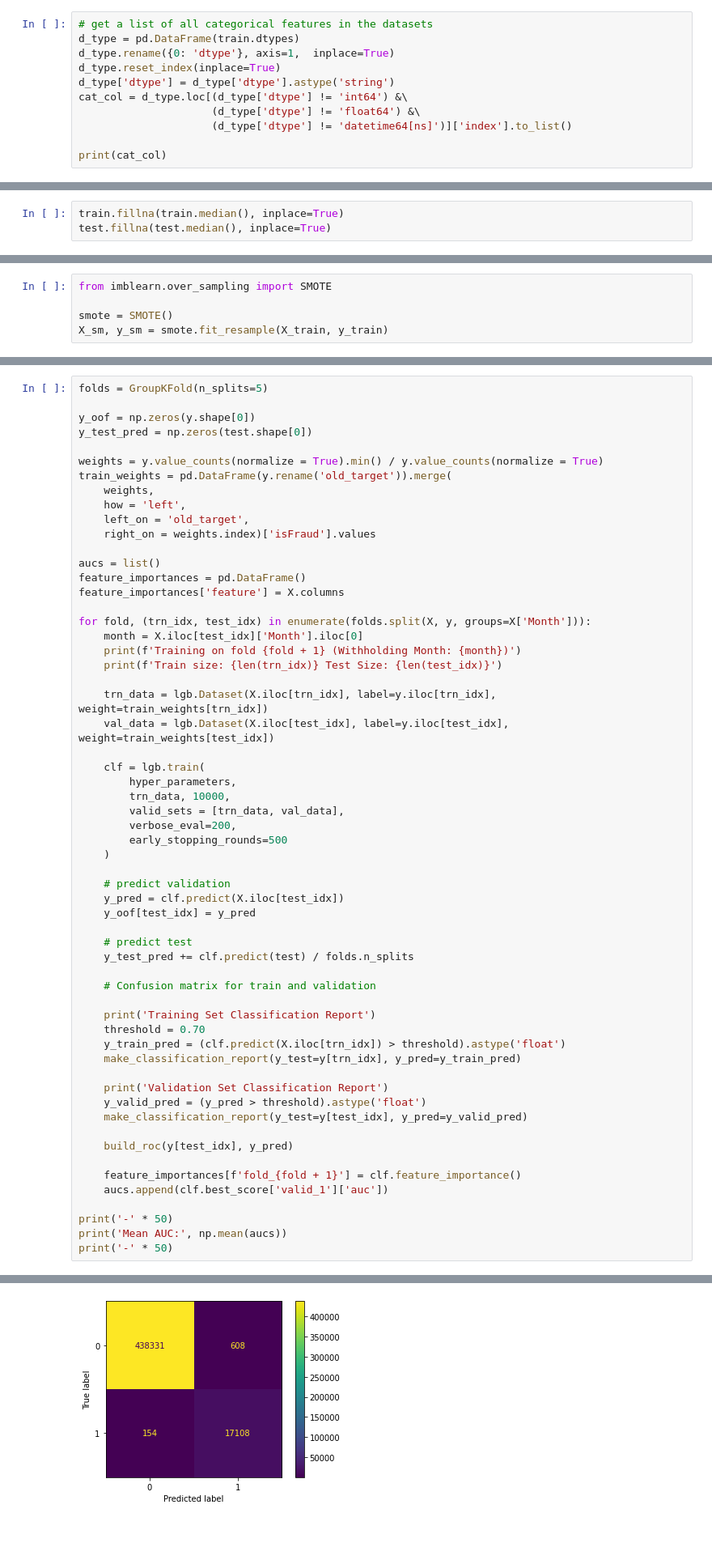
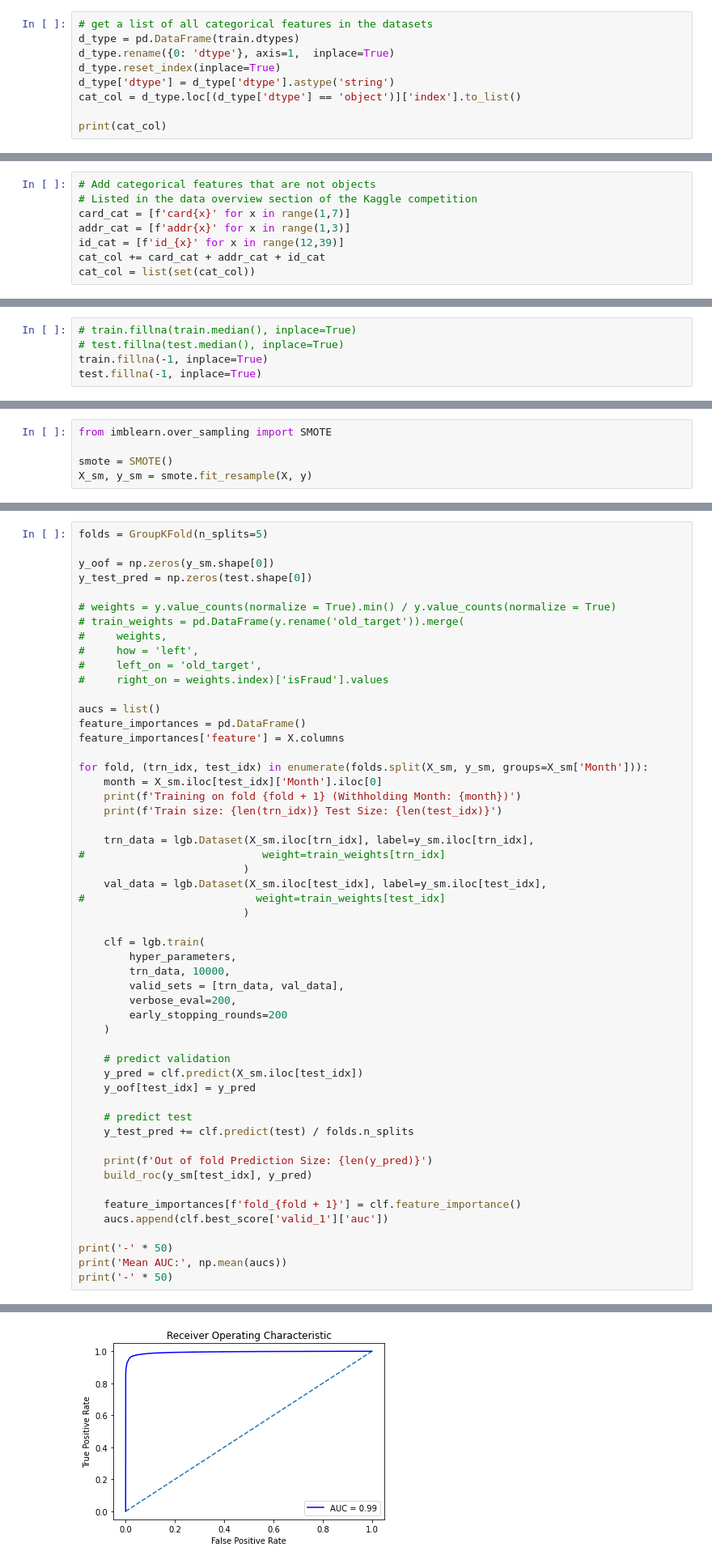
Before and after one commit to JoshSpangler96/IEEE-CIS-Fraud-Detection, a Jupyter notebook: IEEE_Fraud_Detection.ipynb, the cells around one changed output, grey strips where cells are left out. Shown at 81% size. Drawn from its saved outputs; the diff is of its cells as text; blank space fills up the shorter version.

Commit message:
Added smote for handling imbalanced datasets

```diff
--- a/IEEE_Fraud_Detection.ipynb
+++ b/IEEE_Fraud_Detection.ipynb
@@ -260,13 +265,19 @@ d_type = pd.DataFrame(train.dtypes)
 d_type.rename({0: 'dtype'}, axis=1,  inplace=True)
 d_type.reset_index(inplace=True)
 d_type['dtype'] = d_type['dtype'].astype('string')
-cat_col = d_type.loc[(d_type['dtype'] != 'int64') &\
-                     (d_type['dtype'] != 'float64') &\
-                     (d_type['dtype'] != 'datetime64[ns]')]['index'].to_list()
+cat_col = d_type.loc[(d_type['dtype'] == 'object')]['index'].to_list()
 
 print(cat_col)
 # %% [output]
 ['ProductCD', 'card4', 'card6', 'DeviceType', 'DeviceInfo', 'M5', 'M7', 'M4', 'M2', 'M9', 'M6', 'M1', 'M3', 'M8', 'id_28', 'id_37', 'id_27', 'id_12', 'id_38', 'id_35', 'id_30', 'id_29', 'id_36', 'id_3 ...
+# %%
+# Add categorical features that are not objects
+# Listed in the data overview section of the Kaggle competition
+card_cat = [f'card{x}' for x in range(1,7)]
+addr_cat = [f'addr{x}' for x in range(1,3)]
+id_cat = [f'id_{x}' for x in range(12,39)]
+cat_col += card_cat + addr_cat + id_cat
+cat_col = list(set(cat_col))
 # %%
 for i in range(len(cat_col)):
     if cat_col[i] in train.columns:
@@ -280,8 +291,10 @@ for i in range(len(cat_col)):
 train.replace([np.inf, -np.inf], np.nan, inplace=True)
 test.replace([np.inf, -np.inf], np.nan, inplace=True)
 # %%
-train.fillna(train.median(), inplace=True)
-test.fillna(test.median(), inplace=True)
+# train.fillna(train.median(), inplace=True)
+# test.fillna(test.median(), inplace=True)
+train.fillna(-1, inplace=True)
+test.fillna(-1, inplace=True)
 # %% [markdown]
 ***Reduce Memory Usage***
 # %%
@@ -313,5 +320,5 @@ y_test = y.loc[ind_train:]
 from imblearn.over_sampling import SMOTE
 
 smote = SMOTE()
-X_sm, y_sm = smote.fit_resample(X_train, y_train)
+X_sm, y_sm = smote.fit_resample(X, y)
 # %%
@@ -385,55 +377,49 @@ hyper_parameters = {
 # %%
 folds = GroupKFold(n_splits=5)
 
-y_oof = np.zeros(y.shape[0])
+y_oof = np.zeros(y_sm.shape[0])
 y_test_pred = np.zeros(test.shape[0])
 
-weights = y.value_counts(normalize = True).min() / y.value_counts(normalize = True)
-train_weights = pd.DataFrame(y.rename('old_target')).merge(
-    weights,
-    how = 'left',
-    left_on = 'old_target',
-    right_on = weights.index)['isFraud'].values
+# weights = y.value_counts(normalize = True).min() / y.value_counts(normalize = True)
+# train_weights = pd.DataFrame(y.rename('old_target')).merge(
+#     weights,
+#     how = 'left',
+#     left_on = 'old_target',
+#     right_on = weights.index)['isFraud'].values
 
 aucs = list()
 feature_importances = pd.DataFrame()
 feature_importances['feature'] = X.columns
 
-for fold, (trn_idx, test_idx) in enumerate(folds.split(X, y, groups=X['Month'])):
-    month = X.iloc[test_idx]['Month'].iloc[0]
+for fold, (trn_idx, test_idx) in enumerate(folds.split(X_sm, y_sm, groups=X_sm['Month'])):
+    month = X_sm.iloc[test_idx]['Month'].iloc[0]
     print(f'Training on fold {fold + 1} (Withholding Month: {month})')
     print(f'Train size: {len(trn_idx)} Test Size: {len(test_idx)}')
 
-    trn_data = lgb.Dataset(X.iloc[trn_idx], label=y.iloc[trn_idx], weight=train_weights[trn_idx])
-    val_data = lgb.Dataset(X.iloc[test_idx], label=y.iloc[test_idx], weight=train_weights[test_idx])
+    trn_data = lgb.Dataset(X_sm.iloc[trn_idx], label=y_sm.iloc[trn_idx],
+#                            weight=train_weights[trn_idx]
+                          )
+    val_data = lgb.Dataset(X_sm.iloc[test_idx], label=y_sm.iloc[test_idx],
+#                           weight=train_weights[test_idx]
+                          )
 
     clf = lgb.train(
         hyper_parameters,
         trn_data, 10000,
         valid_sets = [trn_data, val_data],
         verbose_eval=200,
-        early_stopping_rounds=500
+        early_stopping_rounds=200
     )
 
     # predict validation
-    y_pred = clf.predict(X.iloc[test_idx])
+    y_pred = clf.predict(X_sm.iloc[test_idx])
     y_oof[test_idx] = y_pred
 
     # predict test
     y_test_pred += clf.predict(test) / folds.n_splits
 
-    # Confusion matrix for train and validation
-
-    print('Training Set Classification Report')
-    threshold = 0.70
-    y_train_pred = (clf.predict(X.iloc[trn_idx]) > threshold).astype('float')
-    make_classification_report(y_test=y[trn_idx], y_pred=y_train_pred)
-
-    print('Validation Set Classification Report')
-    y_valid_pred = (y_pred > threshold).astype('float')
-    make_classification_report(y_test=y[test_idx], y_pred=y_valid_pred)
-
-    build_roc(y[test_idx], y_pred)
+    print(f'Out of fold Prediction Size: {len(y_pred)}')
+    build_roc(y_sm[test_idx], y_pred)
 
     feature_importances[f'fold_{fold + 1}'] = clf.feature_importance()
     aucs.append(clf.best_score['valid_1']['auc'])
@@ -462 +441 @@ Training Set Classification Report
-[figure, old version]
+[figure, new version]
```
Also changed, not shown: parts of 9 cells of this notebook.
